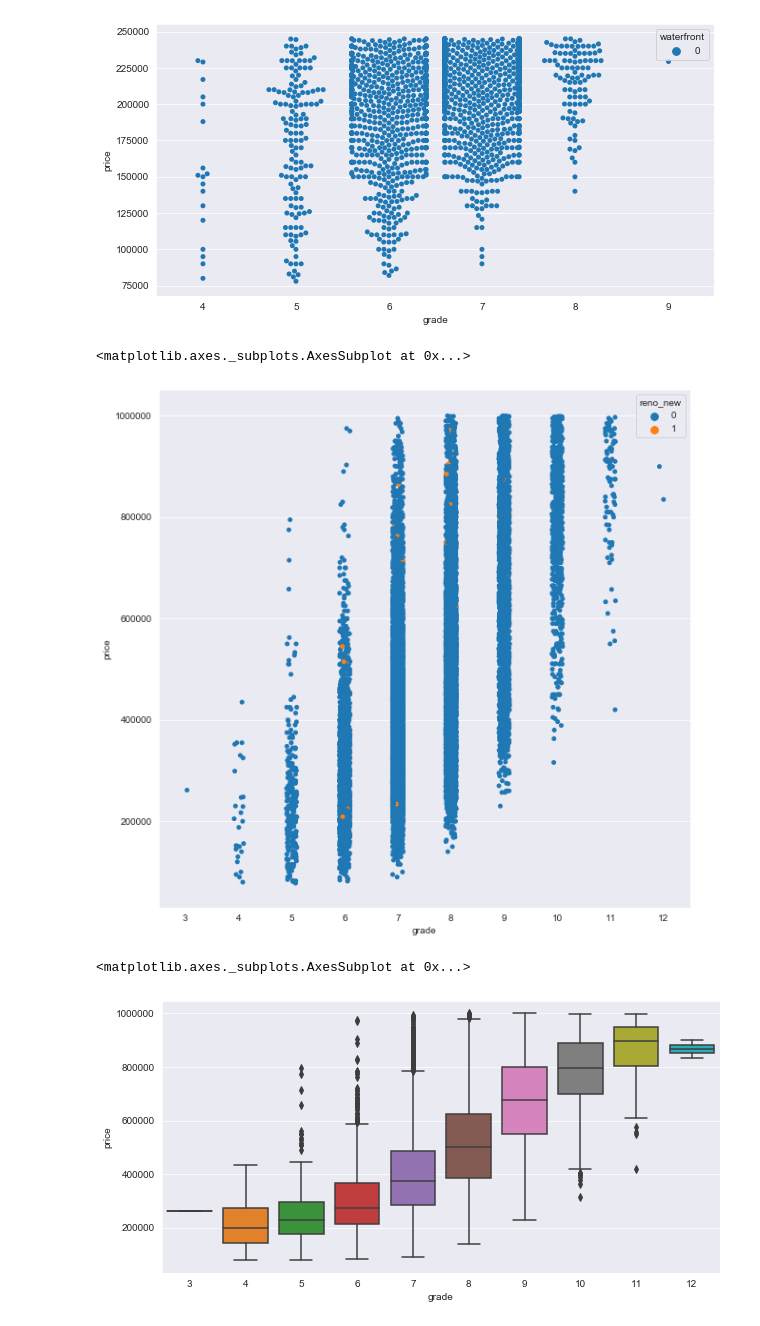
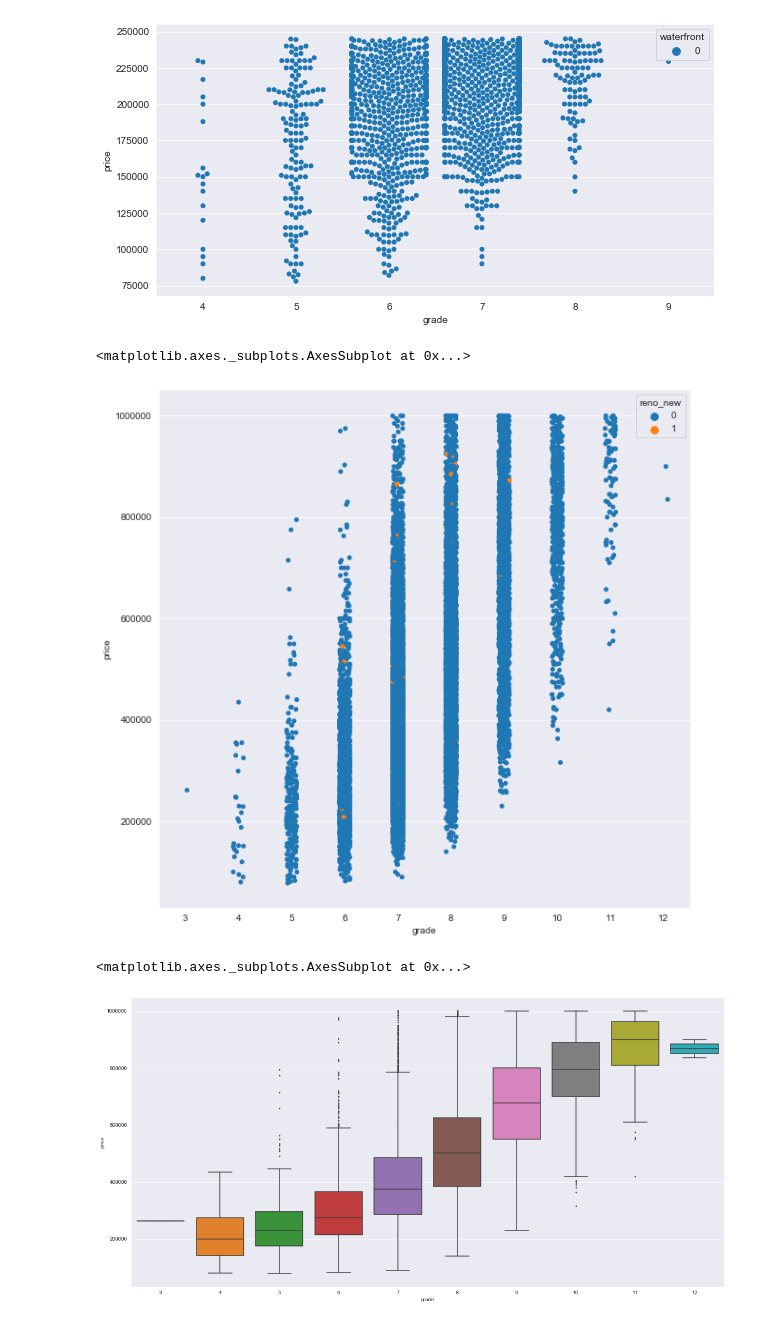
Before and after one commit to will4865/Predicting-Real-Estate-Prices, a Jupyter notebook: Untitled.ipynb, the cells around one changed output. Cells and saved outputs as stored; diff of their text form; code cells hidden in the pictures.

```diff
--- a/Untitled.ipynb
+++ b/Untitled.ipynb
@@ -1246,5 +1162,0 @@ fig = sm.graphics.qqplot(model.resid, dist=stats.norm, line='45', fit=True)
-# %%
-df['has_basement']=df['has_basement'].astype('category')
-df['reno_new']=df['reno_new'].astype('category')
-control_vars.append('has_basement')
-control_vars.append('reno_new')
@@ -1352,2 +1162,0 @@ plt.plot(model.predict(df[control_vars]), [0 for i in range(len(df))])
-# %%
-df=df.loc[df['price']<1000000]
@@ -1448,10 +1198,10 @@ plt.figure(figsize=(10,10))
 sns.stripplot(x='grade',y='price',data=df,hue='reno_new')
 # %% [output]
 <matplotlib.axes._subplots.AxesSubplot at 0x...>
-[figure, old version]
+[figure, new version]
 # %%
-plt.figure(figsize=(10,5))
-sns.boxplot(data=df,x='grade',y='price')
+plt.figure(figsize=(20,10))
+sns.boxplot(data=df,x='grade',y='price',fliersize=2)
 # %% [output]
 <matplotlib.axes._subplots.AxesSubplot at 0x...>
-[figure, old version]
+[figure, new version]
```
Also changed, not shown: parts of 61 cells of this notebook, 1 other file.
